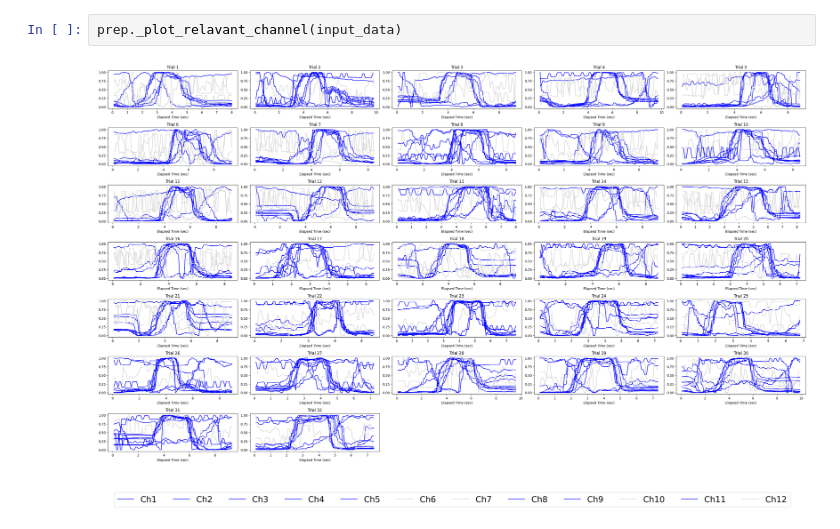
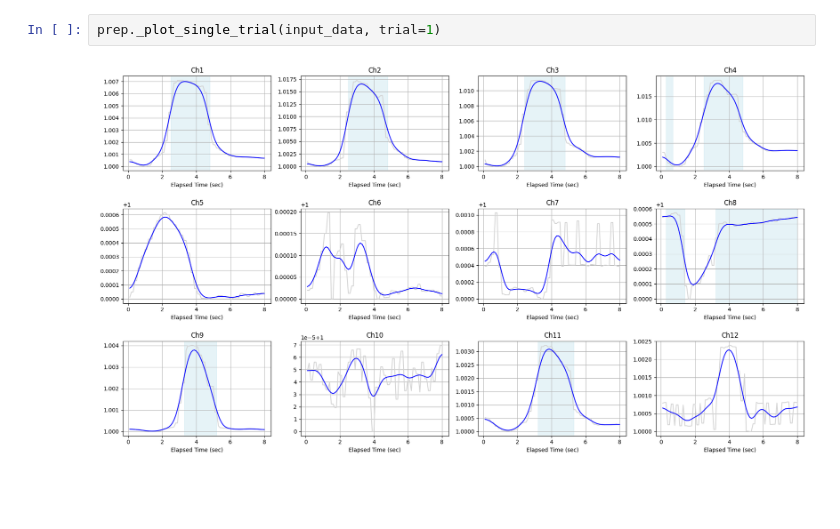
Before and after one commit to star7357/sensor-cnn, a Jupyter notebook: notebooks/sensor-cnn.ipynb, the cells around one changed output. Saved outputs shown, nothing was run; the diff lists cells and outputs as text; blank space fills up the shorter version.

```diff
--- a/notebooks/sensor-cnn.ipynb
+++ b/notebooks/sensor-cnn.ipynb
@@ -62,4 +55,4 @@ dict_keys([1, 2, 3, 4, 5, 6, 7, 8, 9, 10, 11, 12, 13, 14, 15, 16, 17, 18, 19, 20
 # %%
-prep._plot_relavant_channel(input_data)
+prep._plot_single_trial(input_data, trial=1)
 # %% [output]
-[figure, old version]
+[figure, new version]
```
Also changed, not shown: parts of 15 cells of this notebook.
